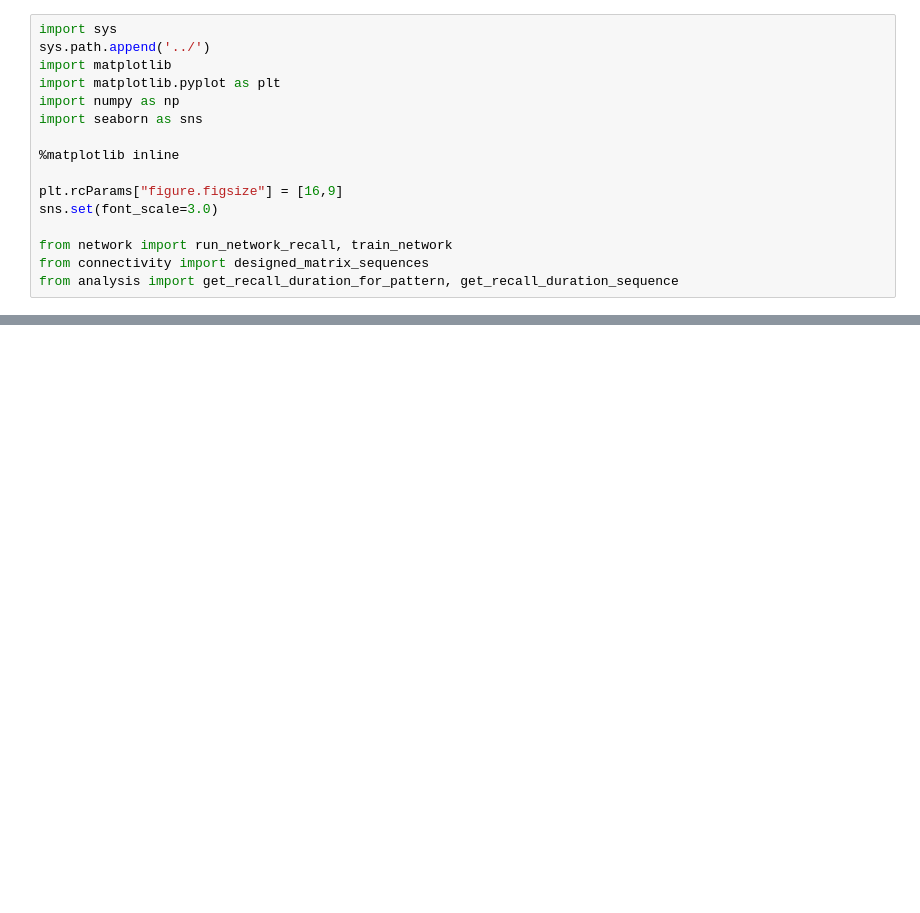
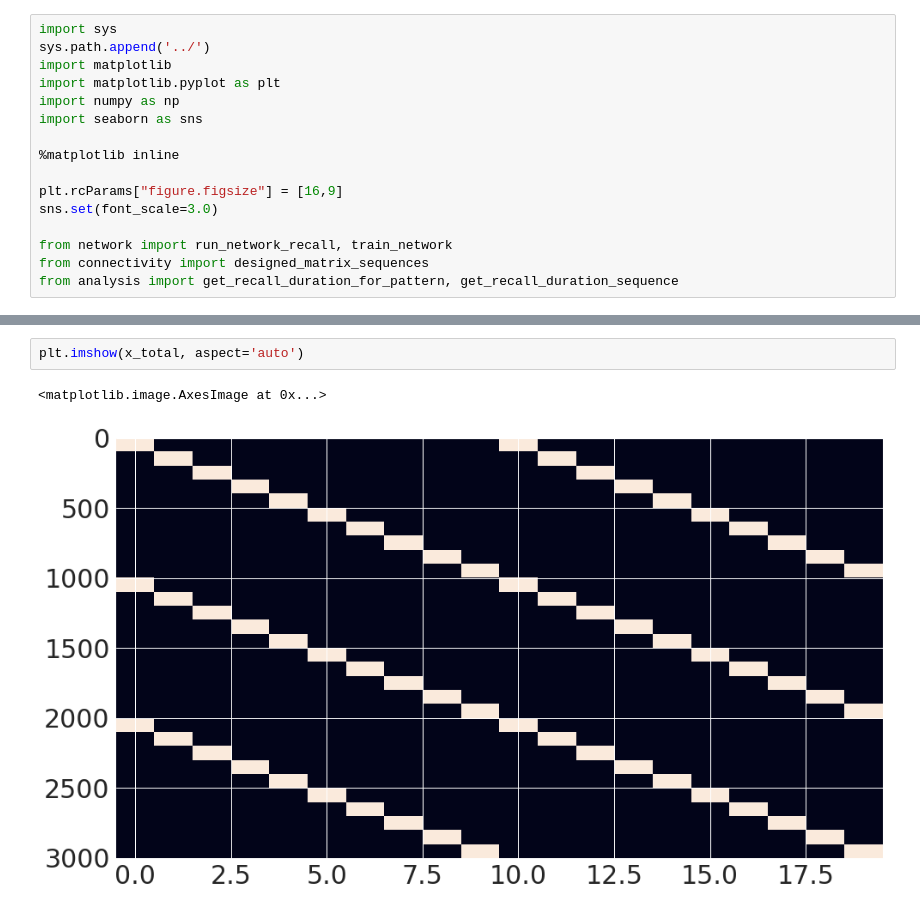
Before and after one commit to h-mayorquin/firing_rate_sequences, a Jupyter notebook: notebooks/2017-11-16(Cell assemblies - test).ipynb, the cells around one changed output, grey strips where cells are left out. Cells and saved outputs as stored; diff of their text form; blank space fills up the shorter version.

```diff
--- a/notebooks/2017-11-16(Cell assemblies - test).ipynb
+++ b/notebooks/2017-11-16(Cell assemblies - test).ipynb
@@ -41,0 +118,5 @@ plt.colorbar();
+# %%
+plt.imshow(x_total, aspect='auto')
+# %% [output]
+<matplotlib.image.AxesImage at 0x...>
+[figure, added]
```
Also changed, not shown: parts of 7 cells of this notebook, 3 other files.
